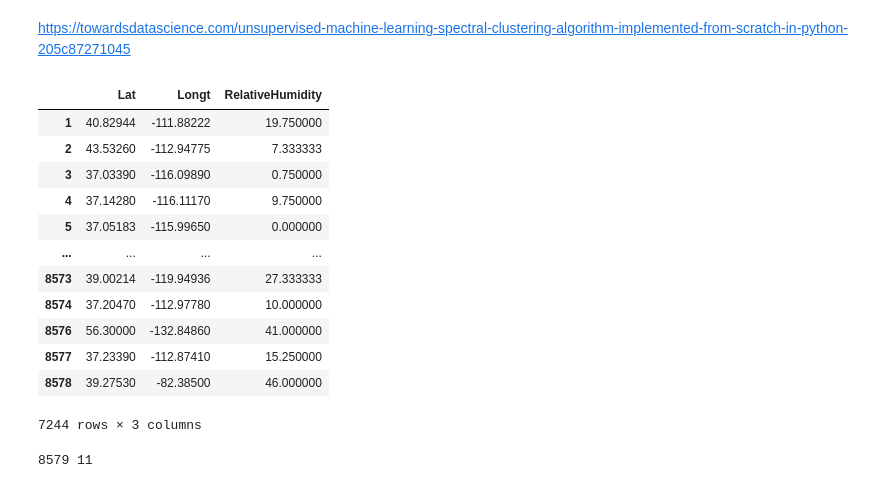
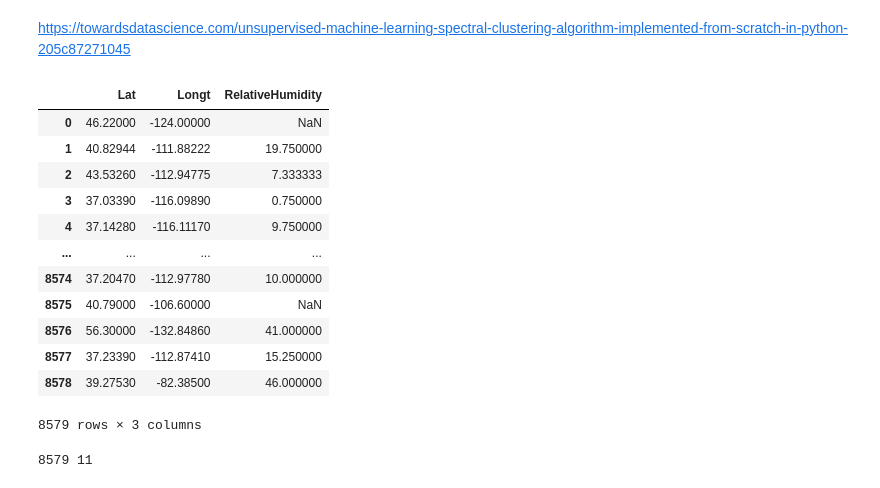
Before and after one commit to Vishal-K-Singh/darkSun, a Jupyter notebook: Untitled.ipynb, the cells around one changed output. Saved outputs shown, nothing was run; the diff lists cells and outputs as text; code cells hidden in the pictures.

```diff
--- a/Untitled.ipynb
+++ b/Untitled.ipynb
@@ -56,22 +58,22 @@ table=table.reset_index()
 table2=table.iloc[:,[1,2,3,6,7,8,9,10,11,4,5]]
 # %%
 table3=table.iloc[:,[4,5,7]]
-table3=table3.dropna()
+#table3=table3.dropna()
 table3
 # %% [output]
 |  | Lat | Longt | RelativeHumidity |
+| 0 | 46.22000 | -124.00000 | NaN |
 | 1 | 40.82944 | -111.88222 | 19.750000 |
 | 2 | 43.53260 | -112.94775 | 7.333333 |
 | 3 | 37.03390 | -116.09890 | 0.750000 |
 | 4 | 37.14280 | -116.11170 | 9.750000 |
-| 5 | 37.05183 | -115.99650 | 0.000000 |
 | ... | ... | ... | ... |
-| 8573 | 39.00214 | -119.94936 | 27.333333 |
 | 8574 | 37.20470 | -112.97780 | 10.000000 |
+| 8575 | 40.79000 | -106.60000 | NaN |
 | 8576 | 56.30000 | -132.84860 | 41.000000 |
 | 8577 | 37.23390 | -112.87410 | 15.250000 |
 | 8578 | 39.27530 | -82.38500 | 46.000000 |
-7244 rows × 3 columns
+8579 rows × 3 columns
 # %%
 x,y=table2.shape
 print(x,y)
```
Also changed, not shown: parts of 24 cells of this notebook.
